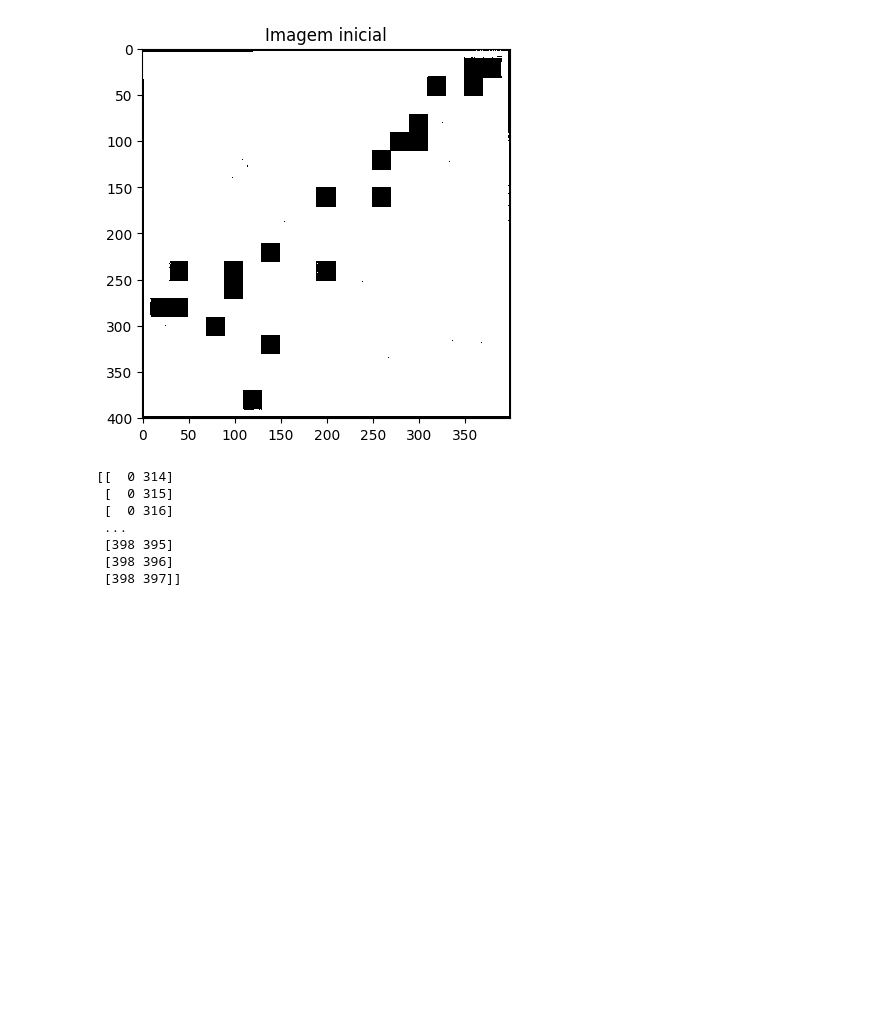
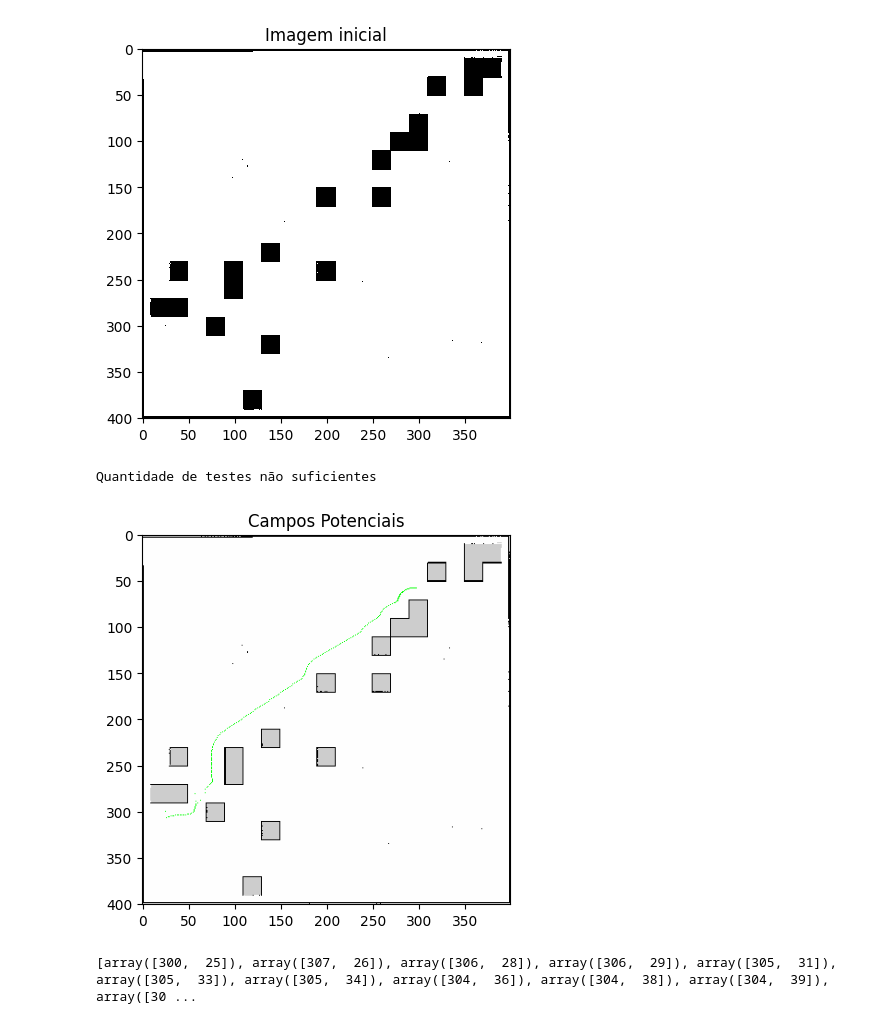
Before and after one commit to giquaresma/aprendendo_ros2, a Jupyter notebook: path_planer/campos_pot/campos_pot.ipynb, the cells around one changed output. Drawn from its saved outputs; the diff is of its cells as text; code cells hidden in the pictures; blank space fills up the shorter version.

```diff
--- a/path_planer/campos_pot/campos_pot.ipynb
+++ b/path_planer/campos_pot/campos_pot.ipynb
@@ -11,8 +8,8 @@ image = plt.imread(pgmf)
 
 image_copia = 1.0 * (image > 250)
 
-goal = (80, 325)
-robo = (300, 25)
+goal = np.array([70, 300])
+robo = np.array([300, 25])
 
 image_copia[goal[0]][goal[1]] = 0
 image_copia[robo[0]][robo[1]] = 0
@@ -47,10 +103,70 @@ def forca_rep(pos, obstaculos):
+# %%
+ka = 2
+kr = 300
+p0 = 20
+passo = 1
+ruido = 0.1
+
+def forca_atrativa(pos, goal, ka=2):
+    direcao = goal - pos
+    distancia = np.linalg.norm(direcao)
+    if distancia > 0:
+        return ka * direcao / distancia
+    return np.array([0, 0])
+
+def forca_repulsiva(pos, obstaculos, kr=300, p0=20):
+    forca_total = np.array([0.0, 0.0])
+    for obs in obstaculos:
+        direcao = pos - obs
+        distancia = np.linalg.norm(direcao)
+        if 0 < distancia < p0:
+            repul = kr * ((1 / distancia) - (1 / p0)) * (direcao / (distancia**3))
+            forca_total += repul
+    return forca_total
+
+
+obstaculos = np.argwhere(image_copia == 0) #função de achar todas as coordenadas que tem obstaculo
+caminho = [robo]
+
+
+# caminho do robo
+posicao_atual = robo.copy()
+ultimo_passo = posicao_atual.copy()
+tolerancia_movimento = 0.1
+
+while np.linalg.norm(goal - posicao_atual) > 2:
+    fa = forca_atrativa(posicao_atual, goal)
+    fr = forca_repulsiva(posicao_atual, obstaculos)
+    ft = fa + fr
+
+    ruido_aleatorio = np.random.uniform(-ruido, ruido, 2)
+    posicao_atual = posicao_atual + passo * (ft + ruido_aleatorio)
+    caminho.append(posicao_atual.astype(int))
+
+    if np.linalg.norm(posicao_atual - ultimo_passo) < tolerancia_movimento:
+        print("O robô tá preso!!")
+        ultimo_passo += ruido_aleatorio
+
+    if len(caminho) > 1500:
+        print("Quantidade de testes não suficientes")
+        break
+
+
+#colorindo caminho
+image_com_caminho = cv2.cvtColor(image.copy(), cv2.COLOR_GRAY2RGB)
+for ponto in caminho:
+    image_com_caminho[ponto[0], ponto[1]] = [0, 255, 0]
+
+fig = plt.figure()
+fig.canvas.manager.set_window_title('Figura 3')
+
+plt.imshow(image_com_caminho)
+plt.title('Campos Potenciais')
+plt.show()
+# %% [output]
+Quantidade de testes não suficientes
+[figure, added]
 # %%
-print(obstaculos)
+print(caminho)
 # %% [output]
-[[  0 314]
- [  0 315]
- [  0 316]
- ...
- [398 395]
- [398 396]
- [398 397]]
+[array([300,  25]), array([307,  26]), array([306,  28]), array([306,  29]), array([305,  31]), array([305,  33]), array([305,  34]), array([304,  36]), array([304,  38]), array([304,  39]), array([30 ...
```
Also changed, not shown: parts of 10 cells of this notebook, 1 other file.
